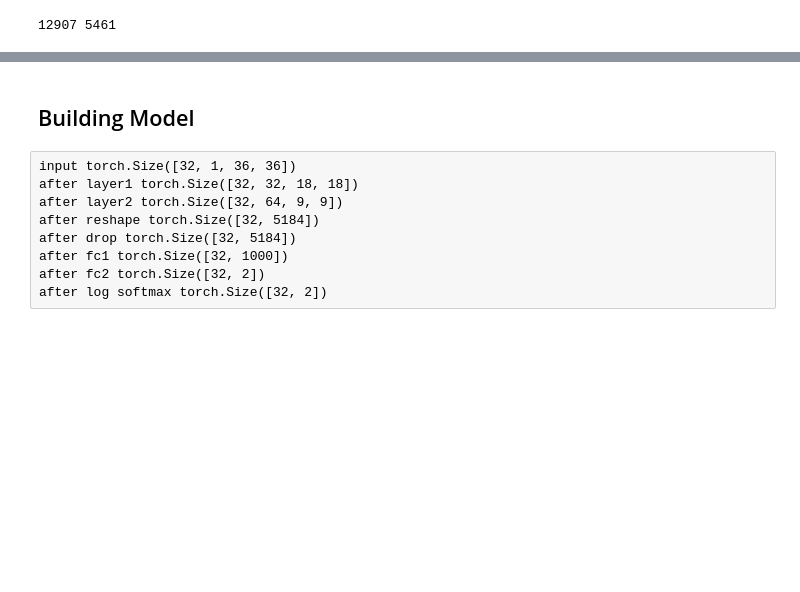
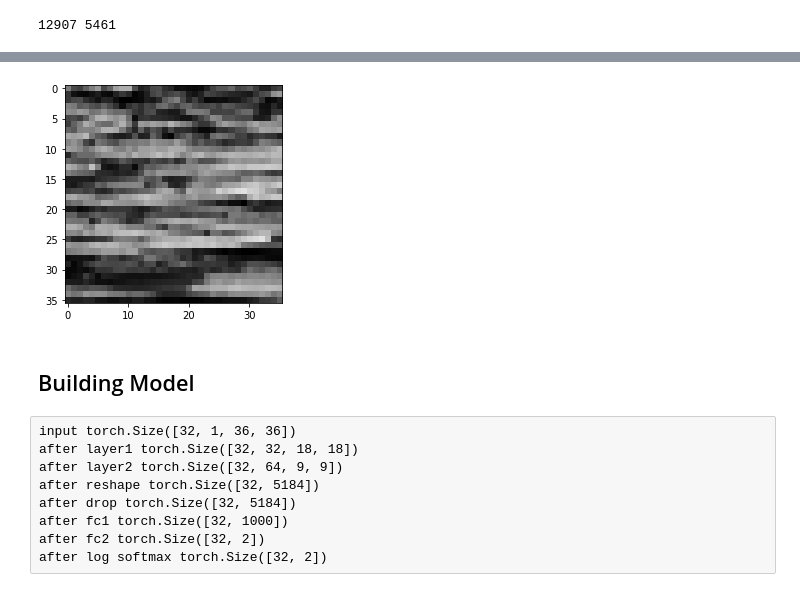
Before and after one commit to PierrePetrella/face_detection, a Jupyter notebook: face_detection.ipynb, the cells around one changed output, grey strips where cells are left out. Cells and saved outputs as stored; diff of their text form; code cells hidden in the pictures; blank space fills up the shorter version.

```diff
--- a/face_detection.ipynb
+++ b/face_detection.ipynb
@@ -97,3 +109,9 @@ print(count_valid_face, count_valid_no_face)
+# %%
+img = cv2.imread('./start_deep/train_images/0/137021_1_42_76_76.pgm')
+plt.imshow(img)
+plt.show()
+# %% [output]
+[figure, added]
 # %% [markdown]
 ## Building Model
 # %%
```
Also changed, not shown: parts of 13 cells of this notebook.
